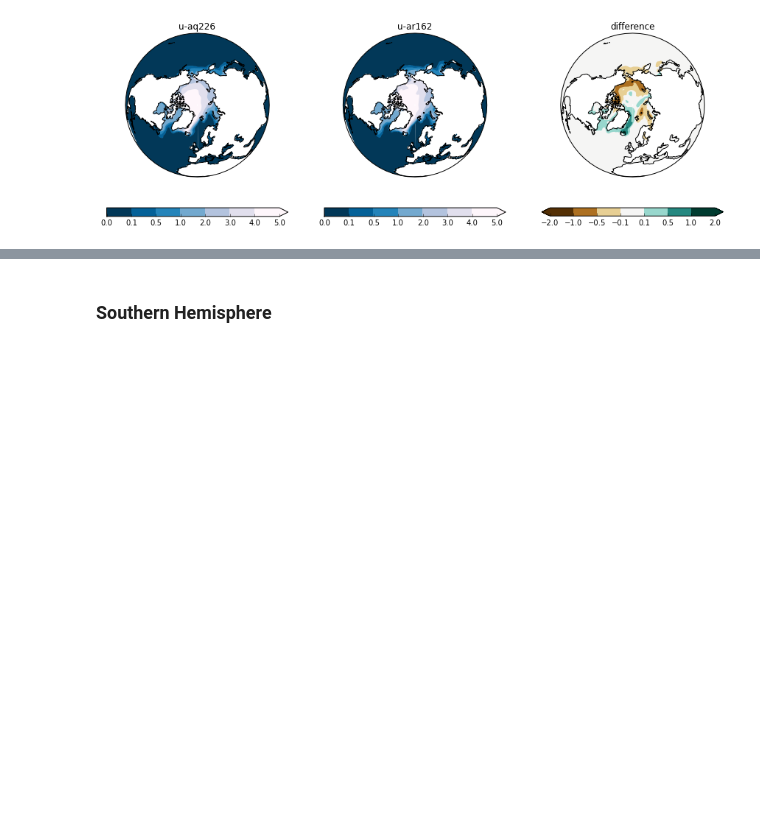
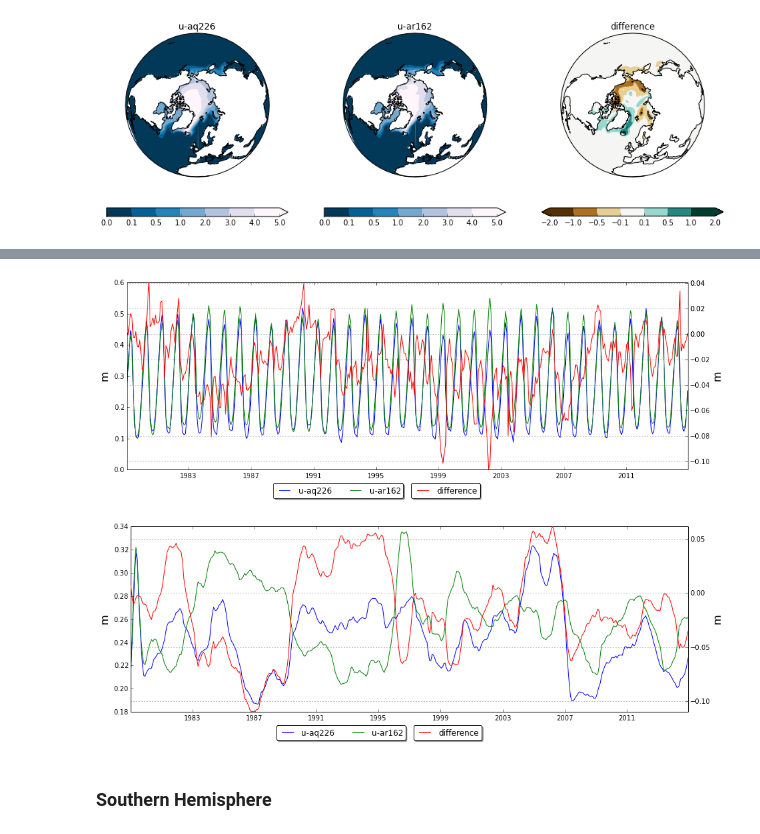
Before and after one commit to douglask3/albedo_teleconection, a Jupyter notebook: Untitled1.ipynb, the cells around one changed output, grey strips where cells are left out. Drawn from its saved outputs; the diff is of its cells as text; code cells hidden in the pictures; blank space fills up the shorter version.

```diff
--- a/Untitled1.ipynb
+++ b/Untitled1.ipynb
@@ -226,3 +134,9 @@ nh_ice_AntiMer = coordRangeExtractCubes(nh_ice, lon = [110, 250])
+# %%
+nh_ice_AntiMer = coordRangeExtractCubes(nh_ice, lon = [110, 250])
+plotTS_with_and_without_runningMean(nh_ice_nrthErp)
+# %% [output]
+[figure, added]
+[figure, added]
 # %% [markdown]
 ### Southern Hemisphere
 # %%
```
Also changed, not shown: parts of 11 cells of this notebook, 2 other files.
